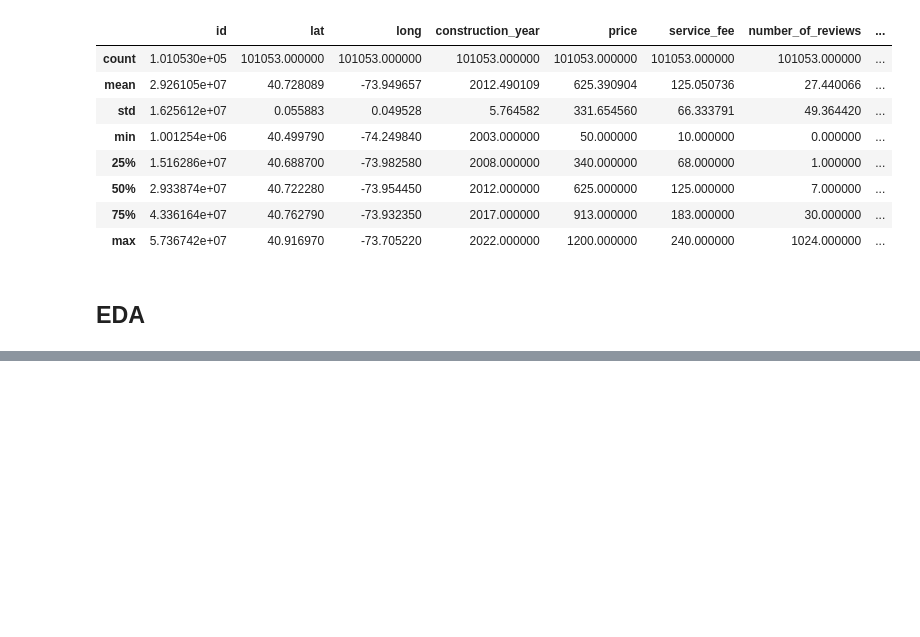
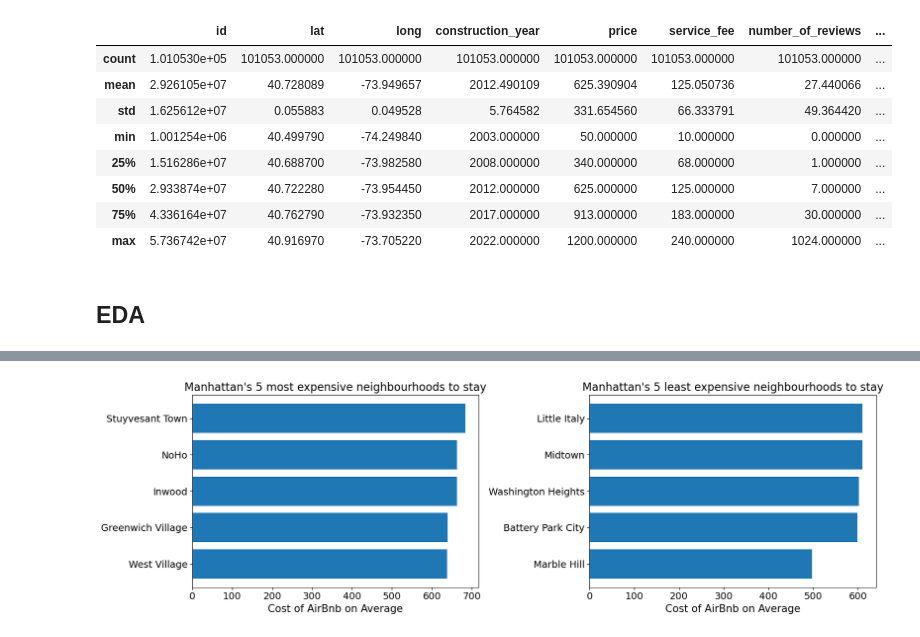
Before and after one commit to Mcapp1/AirBnB-Analysis, a Jupyter notebook: AirBnb.ipynb, the cells around one changed output, grey strips where cells are left out. Drawn from its saved outputs; the diff is of its cells as text; code cells hidden in the pictures; blank space fills up the shorter version.

```diff
--- a/AirBnb.ipynb
+++ b/AirBnb.ipynb
@@ -546,0 +511,4 @@ ax[1].barh(staten_island_prices.index[:5],staten_island_prices.price[:5])
+# %%
+plot_neighbourhood_prices('manhattan')
+# %% [output]
+[figure, added]
```
Also changed, not shown: parts of 16 cells of this notebook.
